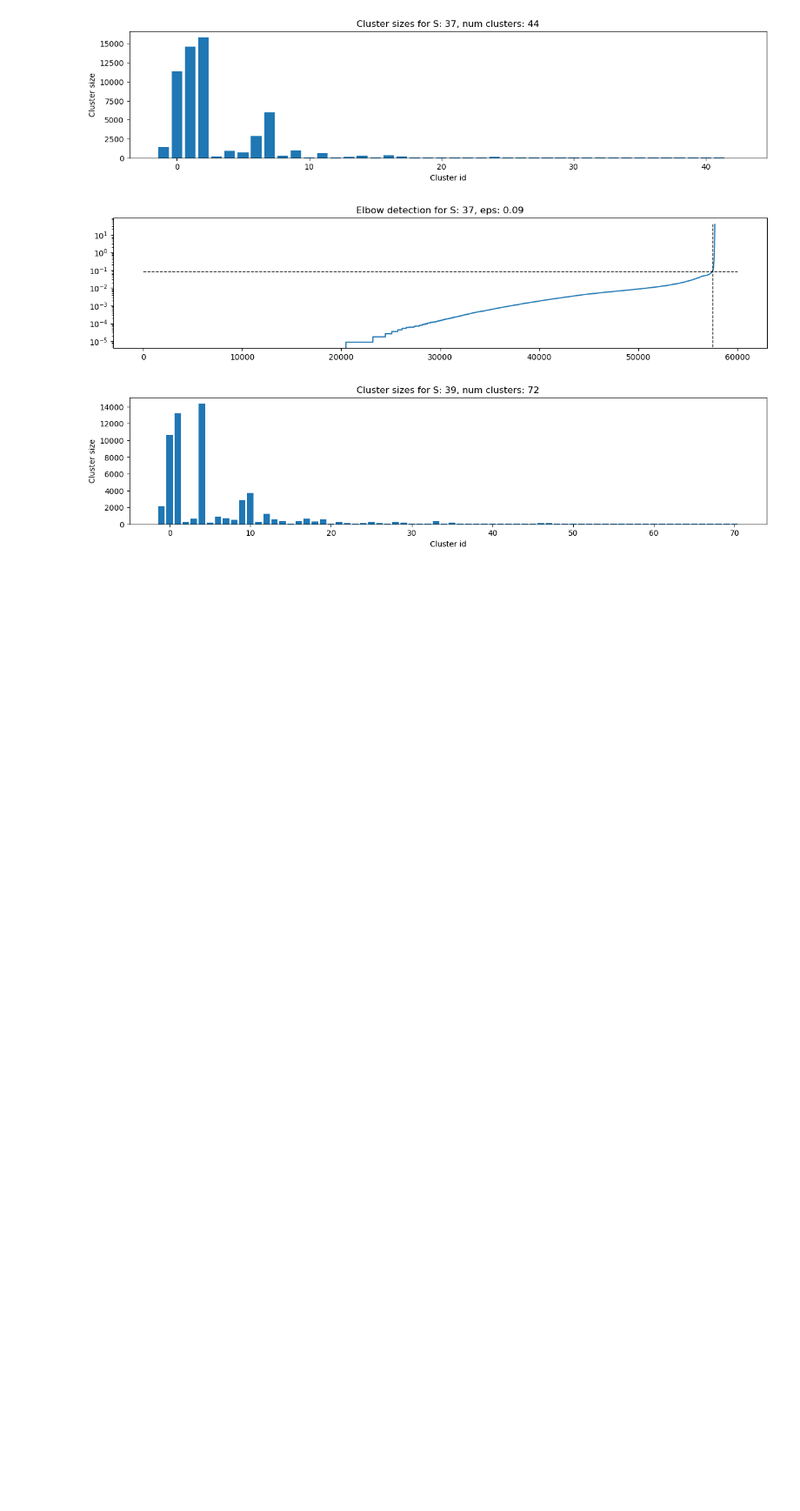
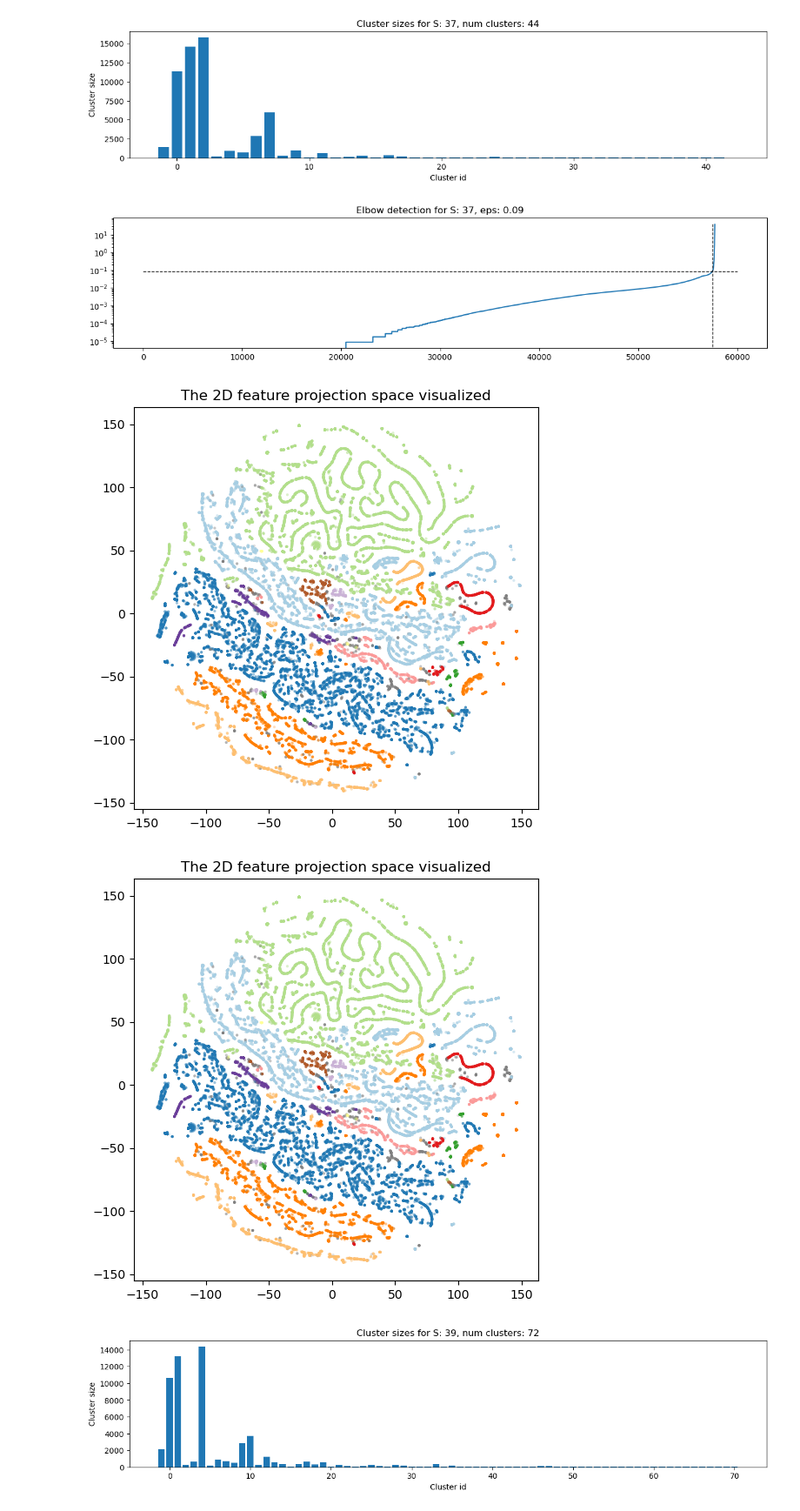
Before and after one commit to ivan-zapreev/ML-PT, a Jupyter notebook: 03_tune_dbscan.ipynb, the cells around one changed output. Shown at 87% size. Drawn from its saved outputs; the diff is of its cells as text; code cells hidden in the pictures; blank space fills up the shorter version.

```diff
--- a/03_tune_dbscan.ipynb
+++ b/03_tune_dbscan.ipynb
@@ -96,11 +125,18 @@ plot_cluster_sizes_for_s(s_values, s_results, 15)
 # %%
 # Let us check on the being and end constant cluster size ranges
-plot_cluster_sizes_for_s(s_values, s_results, 27)
-plot_cluster_sizes_for_s(s_values, s_results, 37)
+data_27 = plot_cluster_sizes_for_s(s_values, s_results, 27)
+data_37 = plot_cluster_sizes_for_s(s_values, s_results, 37)
 # %% [output]
 [figure]
 [figure]
 [figure]
 [figure]
+# %%
+# Visualize the space clusters
+plot_2d_feature_space_clusters(X_proj, data_27['clusterer'])
+plot_2d_feature_space_clusters(X_proj, data_37['clusterer'])
+# %% [output]
+[figure, added]
+[figure, added]
 # %%
 # Let us check on the being and end constant cluster size ranges
```
Also changed, not shown: parts of 12 cells of this notebook, 5 other files.
